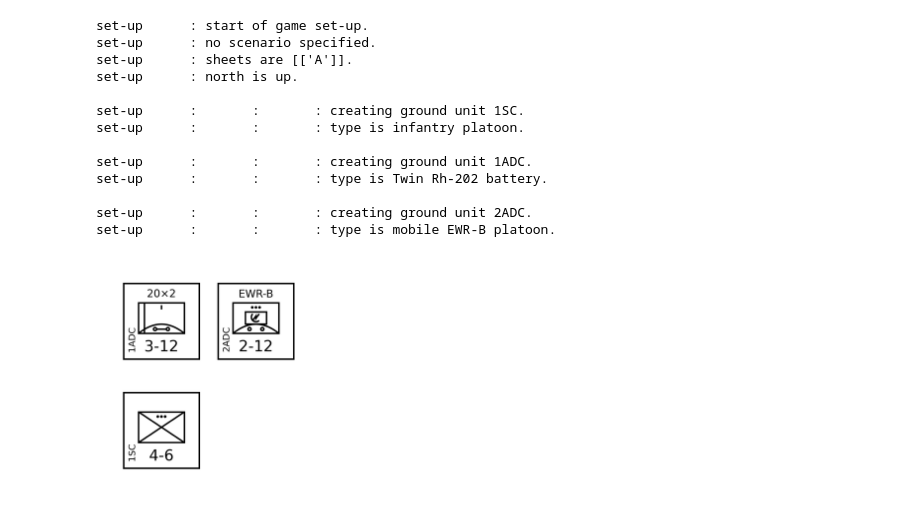
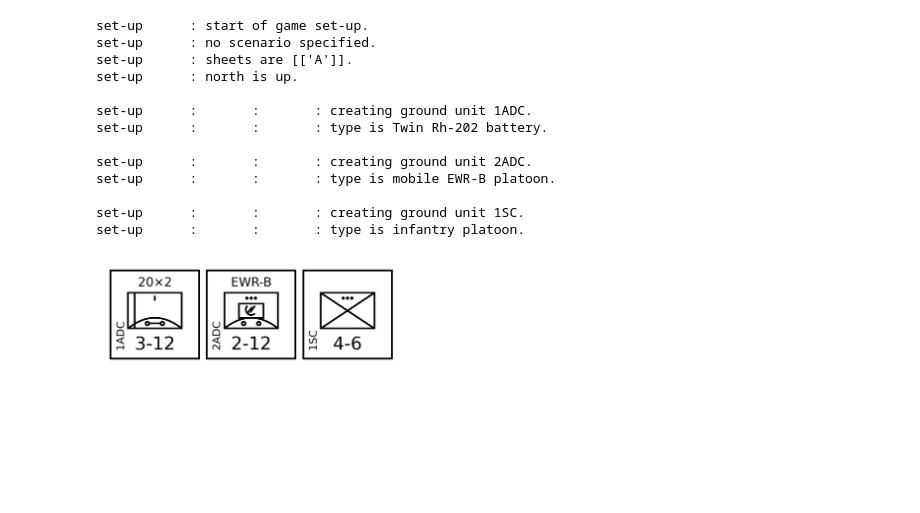
Before and after one commit to alanwatsonforster/air-power-data, a Jupyter notebook: groundunitdatatables/orders-of-battle.ipynb, the cells around one changed output. Cells and saved outputs as stored; diff of their text form; code cells hidden in the pictures; blank space fills up the shorter version.

```diff
--- a/groundunitdatatables/orders-of-battle.ipynb
+++ b/groundunitdatatables/orders-of-battle.ipynb
@@ -9,6 +9,9 @@ import math
 
 !mkdir -p orders-of-battle
 
+xspacefactor = 0.87
+yspacefactor = 0.75
+
 def drawstart(rows):
     glass.startgamesetup(None, sheets=[["A"]], writelogfiles=False)
 
@@ -16,16 +19,17 @@ def drawstart(rows):
     dotspercounter = 300
     dotsperhex = dotspercounter / groundunitcountersize
 
+
     minx = 0
     miny = 0
     maxx = 7
     maxy = rows - 1
 
     glass.draw.startcanvas(
-        minx - 0.5 * math.sqrt(4/3),
-        miny - 0.5,
-        maxx + 0.5 * math.sqrt(4/3),
-        maxy + 0.5,
+        minx * xspacefactor - 0.36 * math.sqrt(4/3),
+        miny* yspacefactor - 0.36,
+        maxx * xspacefactor + 0.36 * math.sqrt(4/3),
+        maxy* yspacefactor + 0.36,
         dotsperhex=dotsperhex,
     )
 
@@ -45,6 +49,8 @@ def drawcounter(
         identified=True,
         azimuth=azimuth,
     )
+    E._x *= xspacefactor
+    E._y *= yspacefactor
 
     E._draw()
 
@@ -312,29 +320,27 @@ set-up      :       :       : type is infantry HQ platoon.
 # %%
 battalion = "C"
-drawstart(2)
+drawstart(1)
 
-company = "S"
-drawcounter(0, 0, "infantry platoon", name="1%s%s" % (company, battalion))
-
-drawcounter(0, 1, "Twin Rh-202 battery", name="1AD%s" % (battalion))
-drawcounter(1, 1, "mobile EWR-B platoon", name="2AD%s" % (battalion))
+drawcounter(0, 0, "Twin Rh-202 battery", name="1AD%s" % (battalion))
+drawcounter(1, 0, "mobile EWR-B platoon", name="2AD%s" % (battalion))
+drawcounter(2, 0, "infantry platoon", name="1S%s" % (battalion))
 
 drawend("goose-green-airbase-condor")
 # %% [output]
 set-up      : start of game set-up.
 set-up      : no scenario specified.
 set-up      : sheets are [['A']].
 set-up      : north is up.
-
-set-up      :       :       : creating ground unit 1SC.
-set-up      :       :       : type is infantry platoon.
 
 set-up      :       :       : creating ground unit 1ADC.
 set-up      :       :       : type is Twin Rh-202 battery.
 
 set-up      :       :       : creating ground unit 2ADC.
 set-up      :       :       : type is mobile EWR-B platoon.
+
+set-up      :       :       : creating ground unit 1SC.
+set-up      :       :       : type is infantry platoon.
-[figure, old version]
+[figure, new version]
 # %%
 battalion = 1
 drawstart(6)
```
Also changed, not shown: parts of 8 cells of this notebook, 11 other files.
